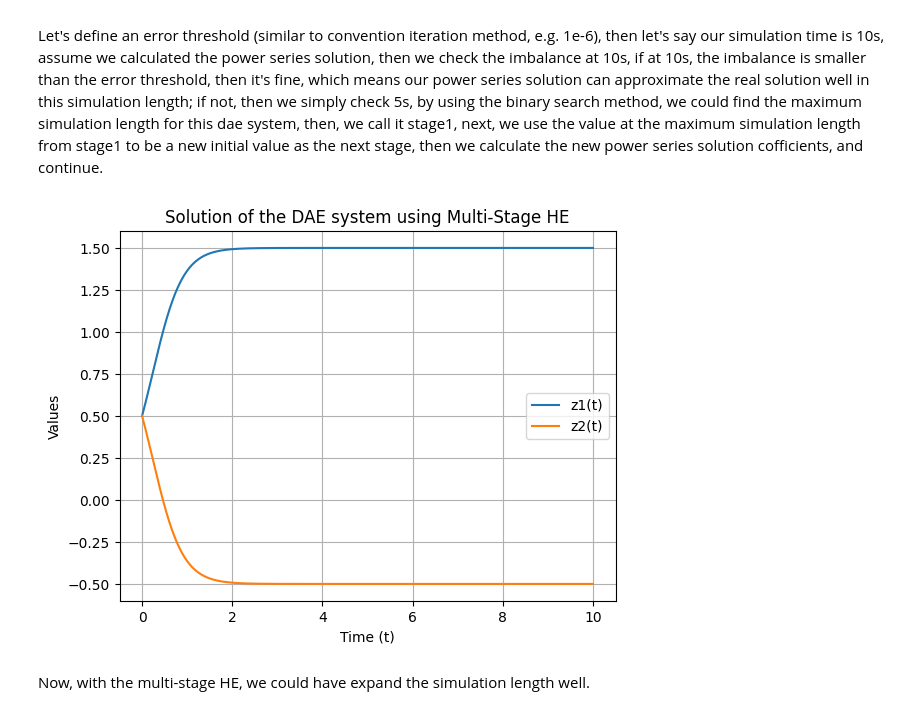
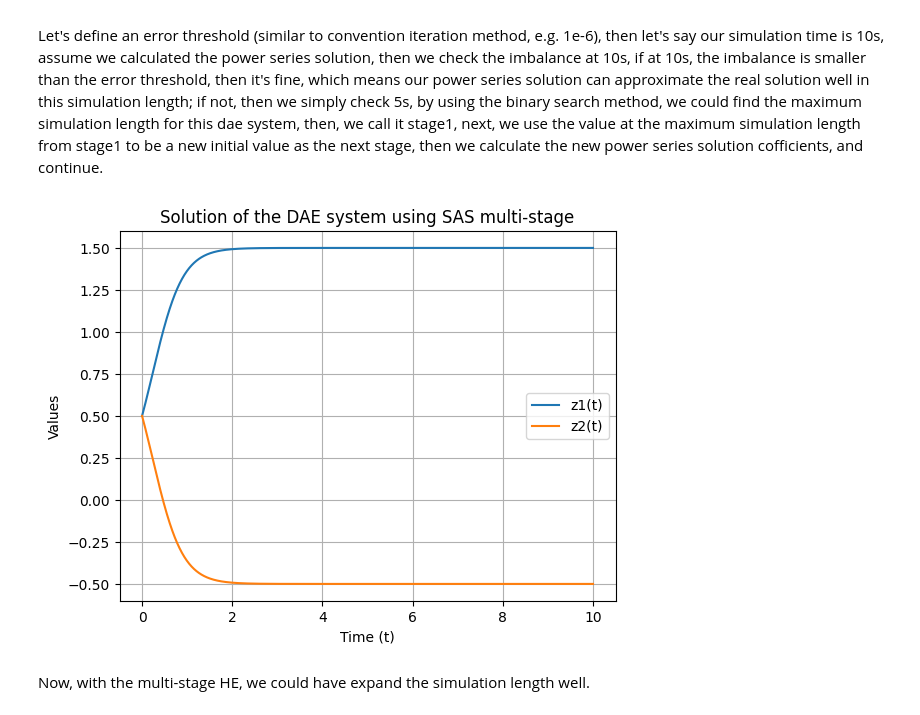
Before and after one commit to weigao-123/personal_research, a Jupyter notebook: pages/powersas.ipynb, the cells around one changed output. Saved outputs shown, nothing was run; the diff lists cells and outputs as text; code cells hidden in the pictures.

```diff
--- a/pages/powersas.ipynb
+++ b/pages/powersas.ipynb
@@ -863,35 +863,35 @@ def multi_stage_HE(total_time, initial_z1, initial_z2, K, error_threshold):
 
     # Concatenate the stage results
     t_values = np.concatenate([stage[0] for stage in stages])
     z1_values = np.concatenate([stage[1] for stage in stages])
     z2_values = np.concatenate([stage[2] for stage in stages])
 
     return t_values, z1_values, z2_values
 
 
 # Define constants
 K = 50  # Order of the power series
 error_threshold = 1e-6  # Imbalance error threshold
 total_time = 10  # Total desired simulation time
 
 # Set initial conditions for z1 and z2
 initial_z1 = 0.5
 initial_z2 = 1 - initial_z1
 
 # Solve the DAE using multi-stage HE
 t_values, z1_values, z2_values = multi_stage_HE(total_time, initial_z1, initial_z2, K, error_threshold)
 
 # Plot the results
 plt.plot(t_values, z1_values, label="z1(t)")
 plt.plot(t_values, z2_values, label="z2(t)")
 plt.xlabel("Time (t)")
 plt.ylabel("Values")
 plt.legend()
-plt.title("Solution of the DAE system using Multi-Stage HE")
+plt.title("Solution of the DAE system using SAS multi-stage")
 plt.grid()
 plt.show()
 # %% [output]
-[figure, old version]
+[figure, new version]
 # %% [markdown]
 Now, with the multi-stage HE, we could have expand the simulation length well.
 # %% [markdown]
```
Also changed, not shown: 2 other files.
